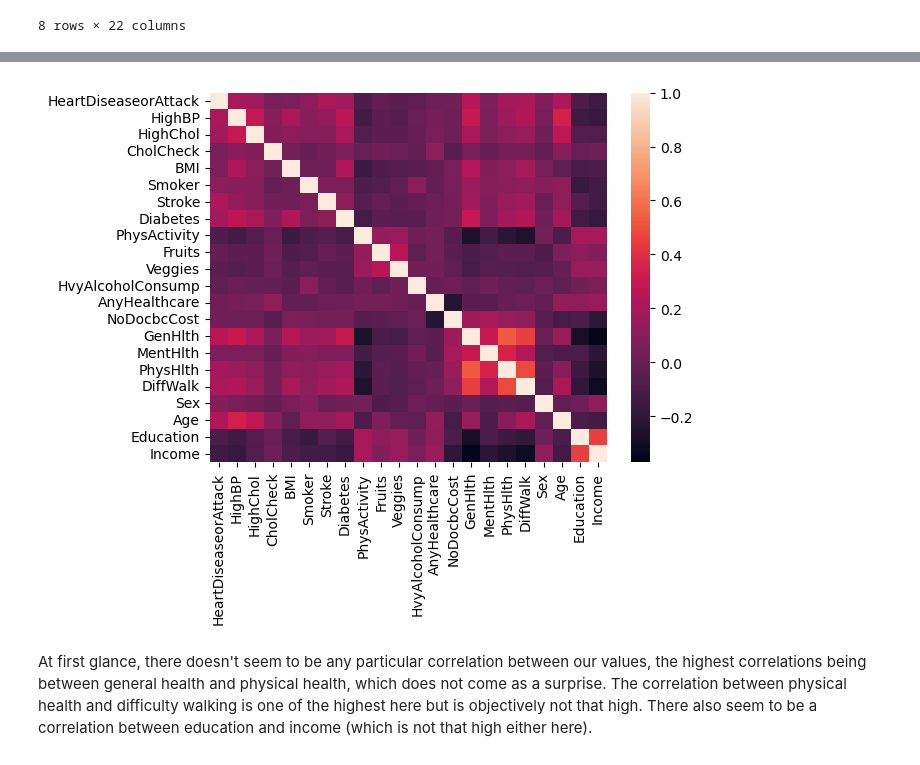
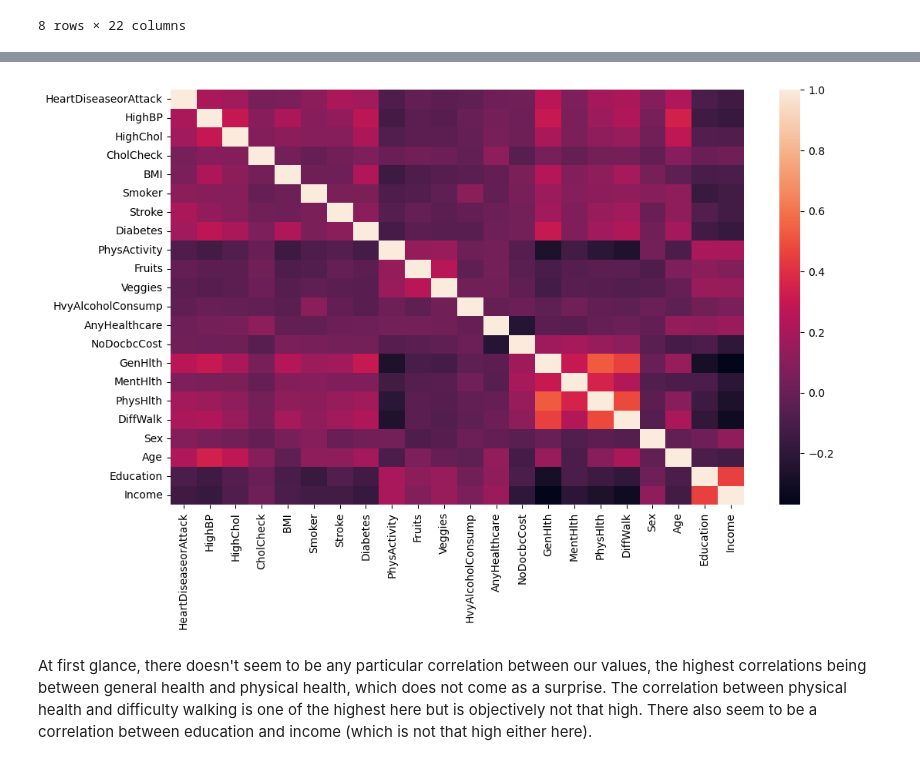
Before and after one commit to MaudGes/Heart_disease_model, a Jupyter notebook: Heart_Disease_EDA.ipynb, the cells around one changed output, grey strips where cells are left out. Cells and saved outputs as stored; diff of their text form; code cells hidden in the pictures.

```diff
--- a/Heart_Disease_EDA.ipynb
+++ b/Heart_Disease_EDA.ipynb
@@ -68,27 +66,28 @@ heart_disease_dataset.describe()
 # %%
 #Looking at possible correlation between values
 heart_disease_corr = heart_disease_dataset.corr()
+plt.figure(figsize=(12,7))
 sns.heatmap(data = heart_disease_corr)
 heart_disease_corr.style.background_gradient(cmap='coolwarm')
 # %% [output]
 |  | HeartDiseaseorAttack | HighBP | HighChol | CholCheck | BMI | Smoker | Stroke | Diabetes | PhysActivity | ... |
 | HeartDiseaseorAttack | 1.000000 | 0.209361 | 0.180765 | 0.044206 | 0.052904 | 0.114441 | 0.203002 | 0.180272 | -0.087299 | ... |
 | HighBP | 0.209361 | 1.000000 | 0.298199 | 0.098508 | 0.213748 | 0.096991 | 0.129575 | 0.271596 | -0.125267 | ... |
 | HighChol | 0.180765 | 0.298199 | 1.000000 | 0.085642 | 0.106722 | 0.091299 | 0.092620 | 0.209085 | -0.078046 | ... |
 | CholCheck | 0.044206 | 0.098508 | 0.085642 | 1.000000 | 0.034495 | -0.009929 | 0.024158 | 0.067546 | 0.004190 | ... |
 | BMI | 0.052904 | 0.213748 | 0.106722 | 0.034495 | 1.000000 | 0.013804 | 0.020153 | 0.224379 | -0.147294 | ... |
 | Smoker | 0.114441 | 0.096991 | 0.091299 | -0.009929 | 0.013804 | 1.000000 | 0.061173 | 0.062914 | -0.087401 | ... |
 | Stroke | 0.203002 | 0.129575 | 0.092620 | 0.024158 | 0.020153 | 0.061173 | 1.000000 | 0.107179 | -0.069151 | ... |
 | Diabetes | 0.180272 | 0.271596 | 0.209085 | 0.067546 | 0.224379 | 0.062914 | 0.107179 | 1.000000 | -0.121947 | ... |
 | PhysActivity | -0.087299 | -0.125267 | -0.078046 | 0.004190 | -0.147294 | -0.087401 | -0.069151 | -0.121947 | 1.000000 | ... |
 | Fruits | -0.019790 | -0.040555 | -0.040859 | 0.023849 | -0.087518 | -0.077666 | -0.013389 | -0.042192 | 0.142756 | ... |
 | ... | ... | ... | ... | ... | ... | ... | ... | ... | ... | ... |
 | DiffWalk | 0.212709 | 0.223618 | 0.144672 | 0.040585 | 0.197078 | 0.122463 | 0.176567 | 0.224239 | -0.253174 | ... |
 | Sex | 0.086096 | 0.052207 | 0.031205 | -0.022115 | 0.042950 | 0.093662 | 0.002978 | 0.031040 | 0.032482 | ... |
 | Age | 0.221618 | 0.344452 | 0.272318 | 0.090321 | -0.036618 | 0.120641 | 0.126974 | 0.185026 | -0.092511 | ... |
 | Education | -0.099600 | -0.141358 | -0.070802 | 0.001510 | -0.103932 | -0.161955 | -0.076009 | -0.130517 | 0.199658 | ... |
 | Income | -0.141011 | -0.171235 | -0.085459 | 0.014259 | -0.100069 | -0.123937 | -0.128599 | -0.171483 | 0.198539 | ... |
-[figure, old version]
+[figure, new version]
 # %% [markdown]
 At first glance, there doesn't seem to be any particular correlation between our values, the highest correlations being between general health and physical health, which does not come as a surprise.
 The correlation between physical health and difficulty walking is one of the highest here but is objectively not that high.
```
Also changed, not shown: parts of 16 cells of this notebook.
